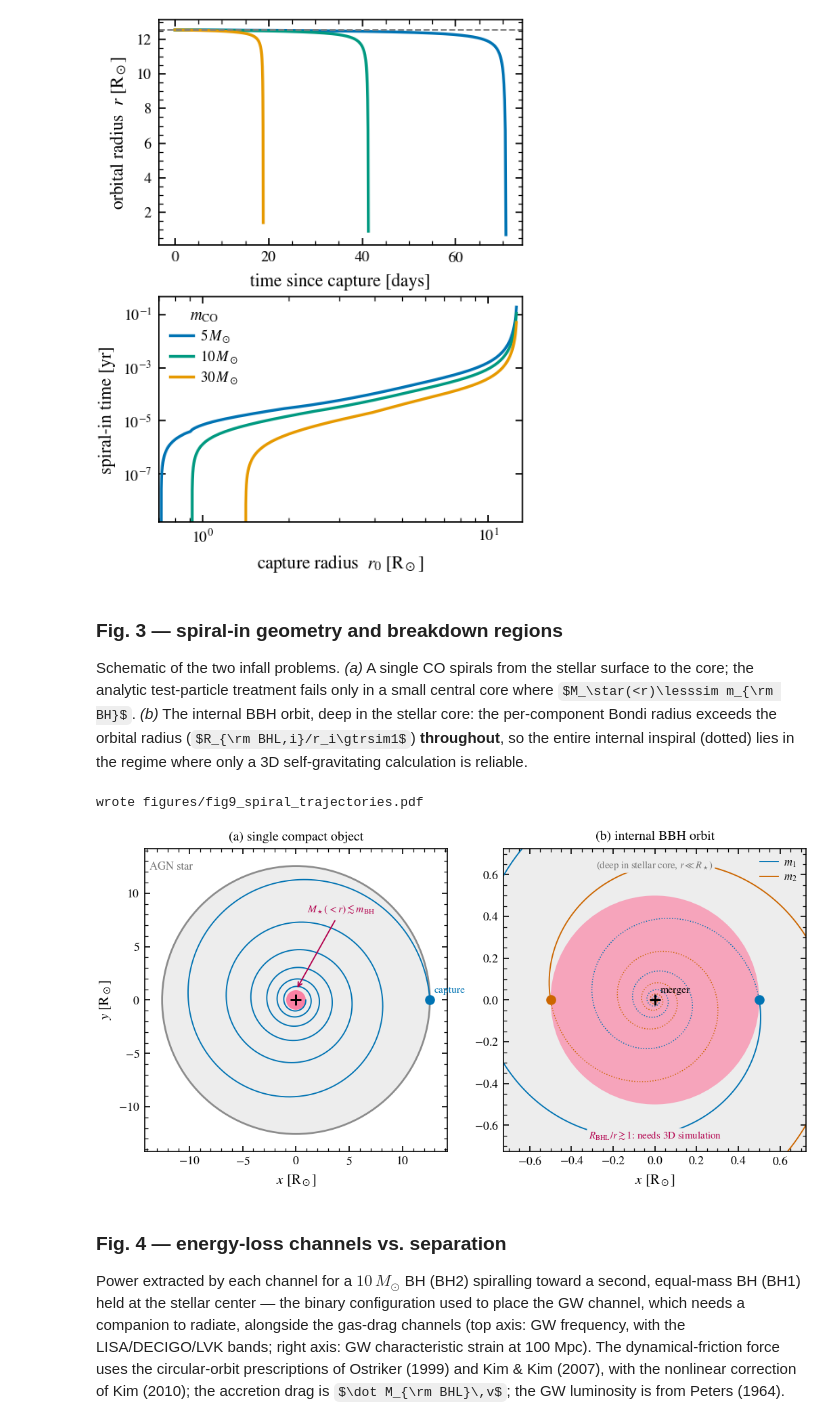
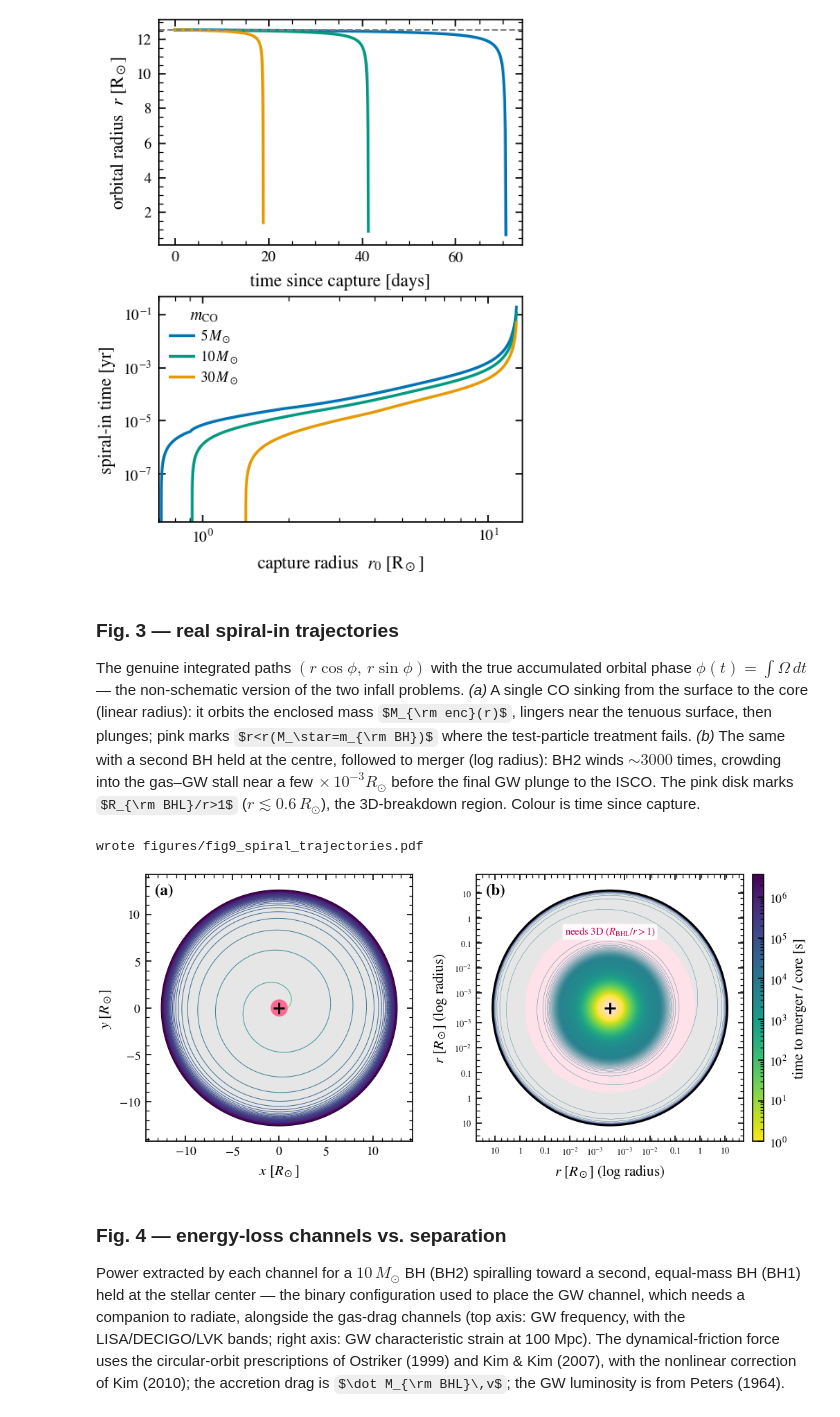
Before and after one commit to matteocantiello/agnstars_cee, a Jupyter notebook: paper_figures.ipynb, the cells around one changed output. Cells and saved outputs as stored; diff of their text form; code cells hidden in the pictures; some formulas as TeX source.

```diff
--- a/paper_figures.ipynb
+++ b/paper_figures.ipynb
@@ -95,19 +95,22 @@ savefig(fig, "fig3_caseA_inspiral.pdf")
 wrote figures/fig3_caseA_inspiral.pdf
 [figure]
 # %% [markdown]
-### Fig. 3 — spiral-in geometry and breakdown regions
+### Fig. 3 — real spiral-in trajectories
 
-Schematic of the two infall problems. *(a)* A single CO spirals from the stellar surface to the core;
-the analytic test-particle treatment fails only in a small central core where $M_\star(<r)\lesssim m_{\rm BH}$.
-*(b)* The internal BBH orbit, deep in the stellar core: the per-component Bondi radius exceeds the
-orbital radius ($R_{\rm BHL,i}/r_i\gtrsim1$) **throughout**, so the entire internal inspiral (dotted)
-lies in the regime where only a 3D self-gravitating calculation is reliable.
+The genuine integrated paths $(r\cos\phi,\,r\sin\phi)$ with the true accumulated orbital phase
+$\phi(t)=\int\Omega\,dt$ — the non-schematic version of the two infall problems. *(a)* A single CO
+sinking from the surface to the core (linear radius): it orbits the enclosed mass $M_{\rm enc}(r)$,
+lingers near the tenuous surface, then plunges; pink marks $r<r(M_\star=m_{\rm BH})$ where the
+test-particle treatment fails. *(b)* The same with a second BH held at the centre, followed to merger
+(log radius): BH2 winds $\sim\!3000$ times, crowding into the gas–GW stall near a few$\,\times10^{-3}R_\odot$
+before the final GW plunge to the ISCO. The pink disk marks $R_{\rm BHL}/r>1$ ($r\lesssim0.6\,R_\odot$),
+the 3D-breakdown region. Colour is time since capture.
 # %%
-fig = review.fig_spiral_trajectories(model)
+fig = review.fig_true_trajectories(model)
 savefig(fig, "fig9_spiral_trajectories.pdf")   # Fig. 3 in the manuscript
 # %% [output]
 wrote figures/fig9_spiral_trajectories.pdf
-[figure, old version]
+[figure, new version]
 # %% [markdown]
 ### Fig. 4 — energy-loss channels vs. separation
 
```
Also changed, not shown: parts of 3 cells of this notebook, 6 other files.
